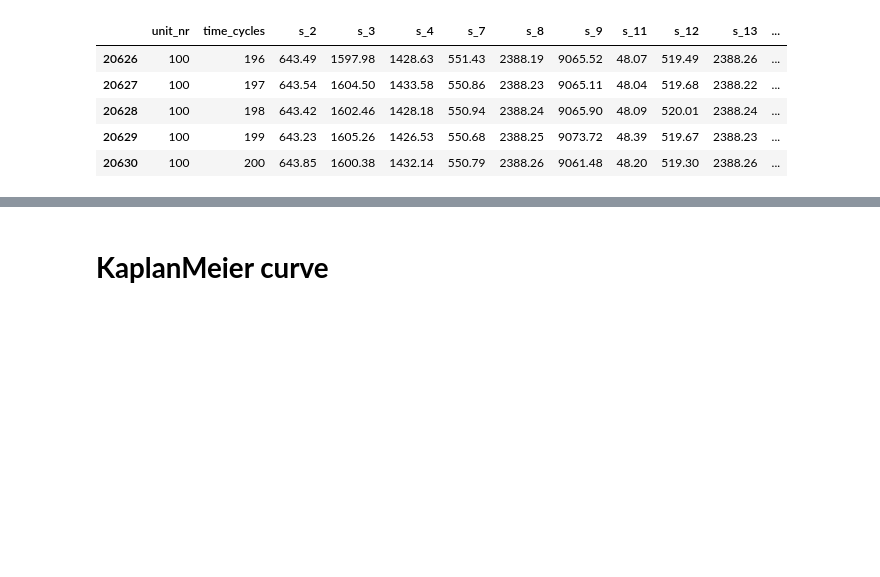
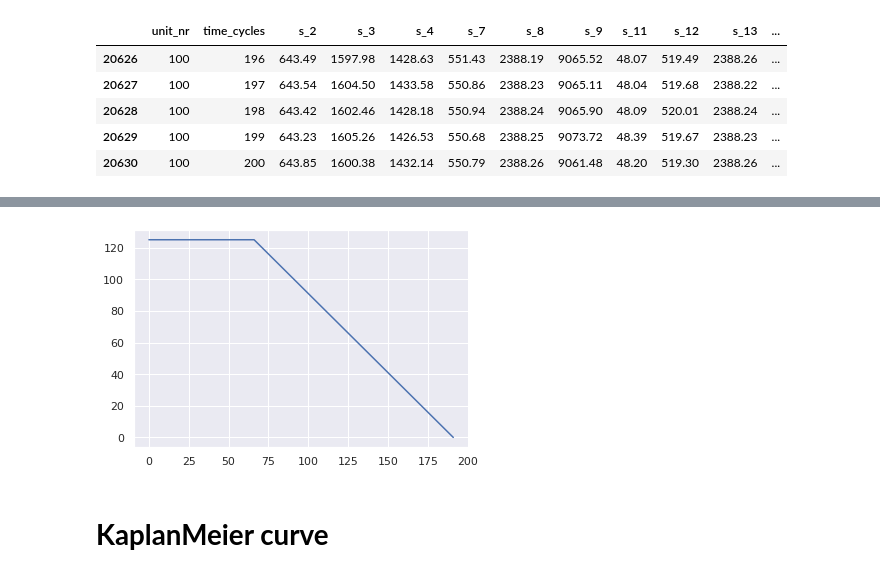
Before and after one commit to omkar-salunke/Physics_informed_neural_network, a Jupyter notebook: RUL_turbofan.ipynb, the cells around one changed output, grey strips where cells are left out. Cells and saved outputs as stored; diff of their text form; code cells hidden in the pictures; blank space fills up the shorter version.

```diff
--- a/RUL_turbofan.ipynb
+++ b/RUL_turbofan.ipynb
@@ -1441,3 +1444,9 @@ train_censored = train[train['time_cycles'] <= cut_off].copy()
+# %%
+# plt.plot(train_censored[train_censored['unit_nr']==1].s_21)
+plt.plot(train_censored[train_censored['unit_nr']==1].RUL)
+plt.show()
+# %% [output]
+[figure, added]
 # %% [markdown]
 # **KaplanMeier curve**
 # %%
```
Also changed, not shown: parts of 11 cells of this notebook.
